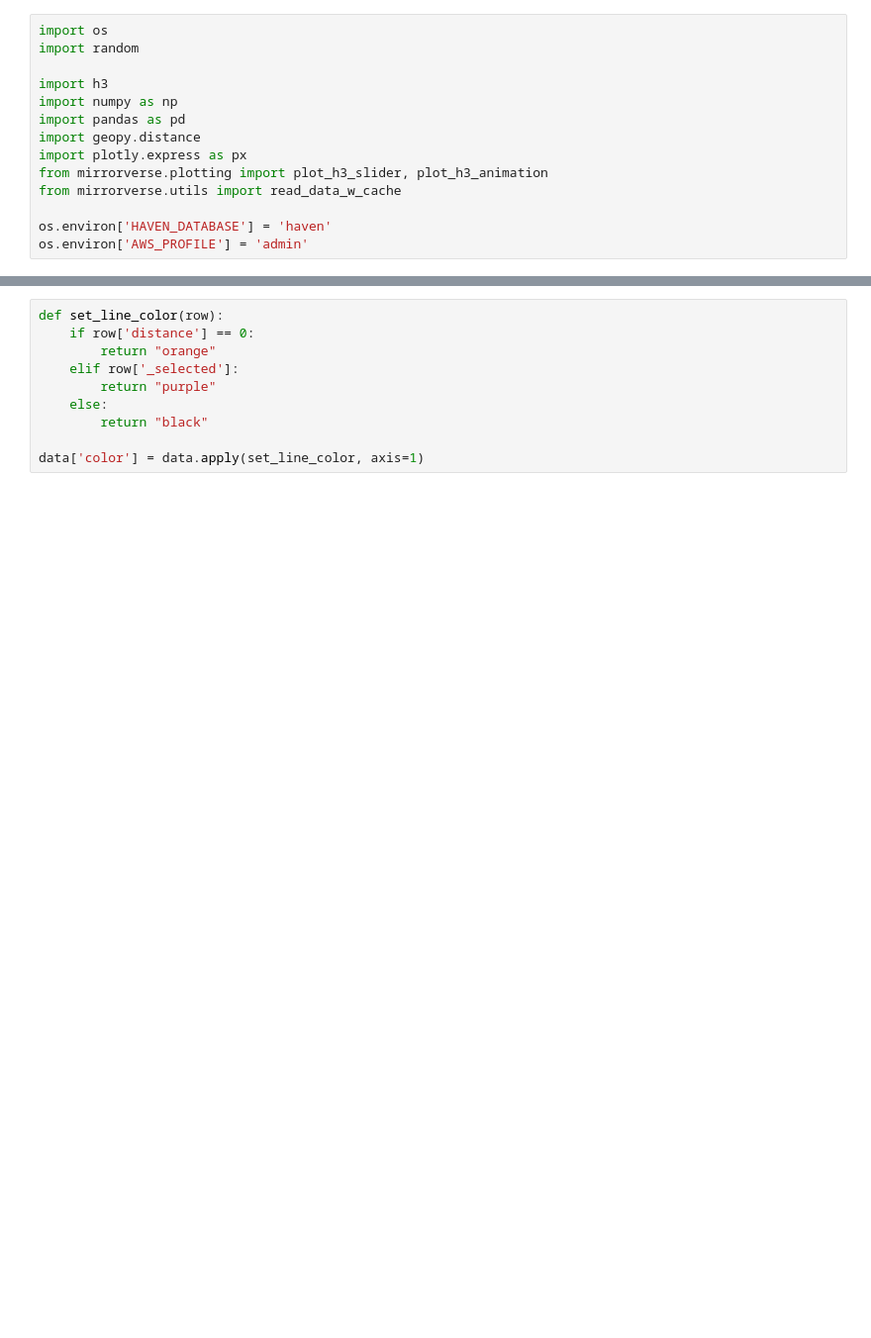
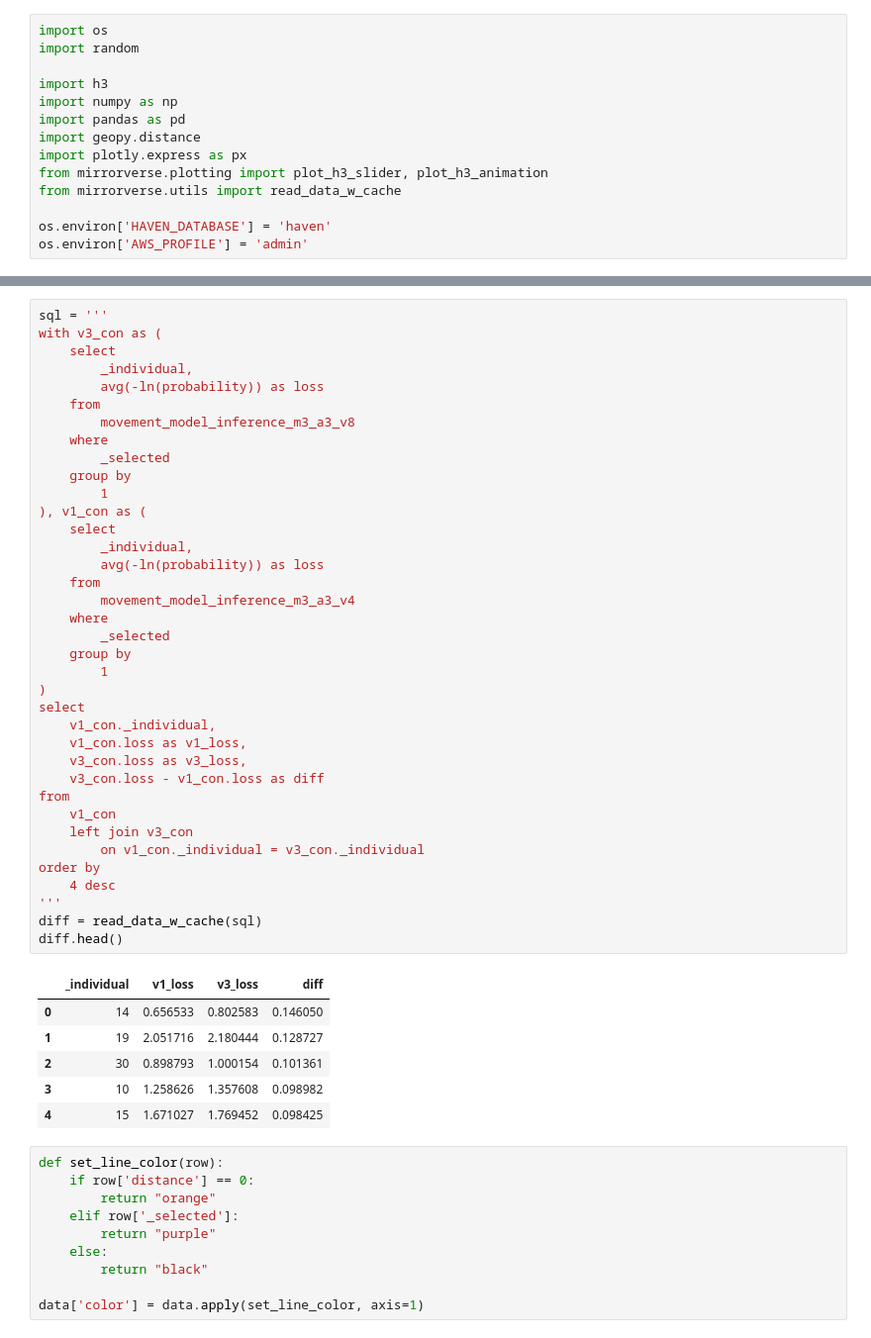
Before and after one commit to networkearth/mirrorverse, a Jupyter notebook: models/movement_model/move_it_move_it/Explore.ipynb, the cells around one changed output, grey strips where cells are left out. Shown at 99% size. Cells and saved outputs as stored; diff of their text form; blank space fills up the shorter version.

```diff
--- a/models/movement_model/move_it_move_it/Explore.ipynb
+++ b/models/movement_model/move_it_move_it/Explore.ipynb
@@ -81,4 +81,48 @@ rankings
 91 rows × 2 columns
+# %%
+sql = '''
+with v3_con as (
+    select
+        _individual,
+        avg(-ln(probability)) as loss
+    from
+        movement_model_inference_m3_a3_v8
+    where
+        _selected
+    group by
+        1
+), v1_con as (
+    select
+        _individual,
+        avg(-ln(probability)) as loss
+    from
+        movement_model_inference_m3_a3_v4
+    where
+        _selected
+    group by
+        1
+)
+select
+    v1_con._individual,
+    v1_con.loss as v1_loss,
+    v3_con.loss as v3_loss,
+    v3_con.loss - v1_con.loss as diff
+from
+    v1_con
+    left join v3_con
+        on v1_con._individual = v3_con._individual
+order by
+    4 desc
+'''
+diff = read_data_w_cache(sql)
+diff.head()
+# %% [output]
+|  | _individual | v1_loss | v3_loss | diff |
+| 0 | 14 | 0.656533 | 0.802583 | 0.146050 |
+| 1 | 19 | 2.051716 | 2.180444 | 0.128727 |
+| 2 | 30 | 0.898793 | 1.000154 | 0.101361 |
+| 3 | 10 | 1.258626 | 1.357608 | 0.098982 |
+| 4 | 15 | 1.671027 | 1.769452 | 0.098425 |
 # %%
 def set_line_color(row):
     if row['distance'] == 0:
```
Also changed, not shown: parts of 3 cells of this notebook, 32 other files.
